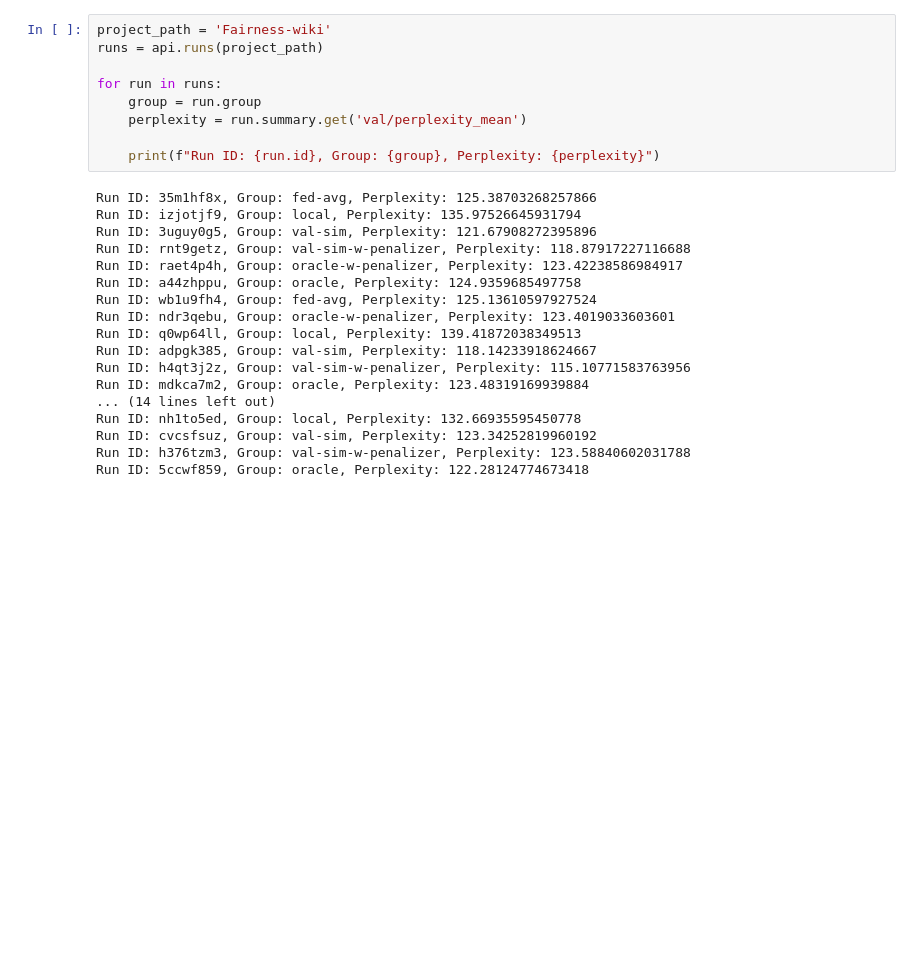
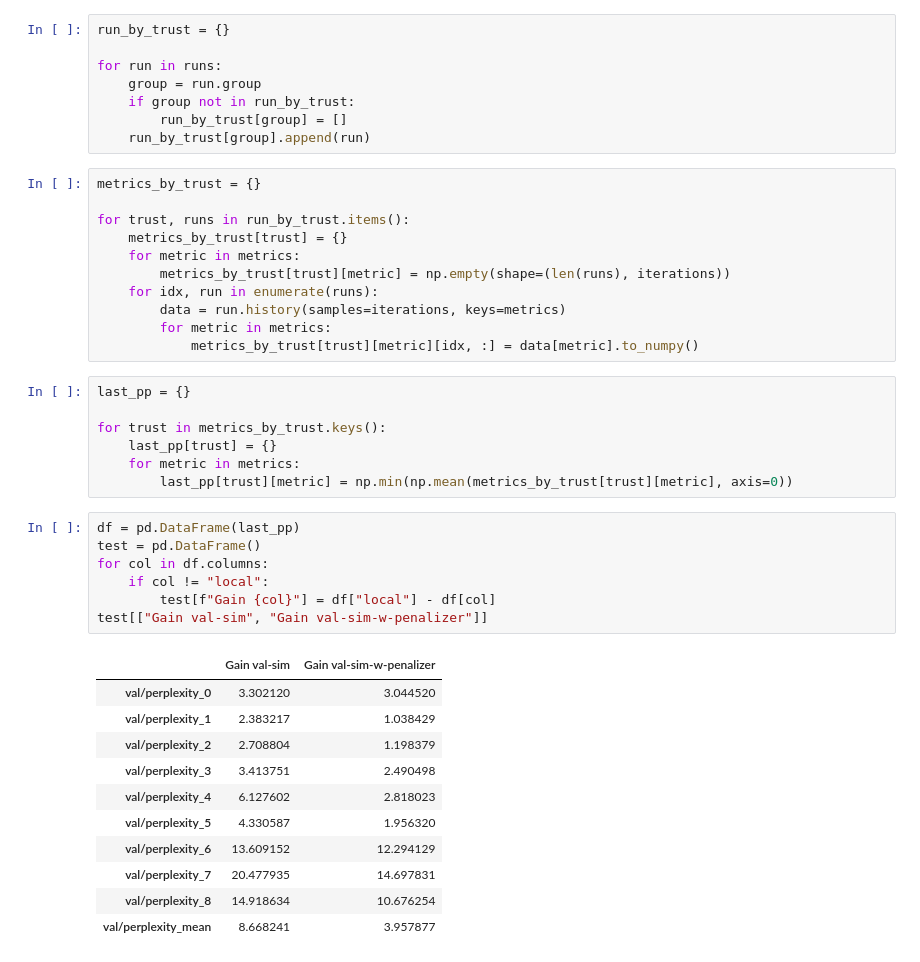
Before and after one commit to TheImpressiveDonut/Fairness-PFL, a Jupyter notebook: llm_experiments/llm_ft_graphs.ipynb, the cells around one changed output. Saved outputs shown, nothing was run; the diff lists cells and outputs as text; blank space fills up the shorter version.

```diff
--- a/llm_experiments/llm_ft_graphs.ipynb
+++ b/llm_experiments/llm_ft_graphs.ipynb
@@ -5,27 +17,45 @@ api = wandb.Api()
+# %%
+run_by_trust = {}
+
+for run in runs:
+    group = run.group
+    if group not in run_by_trust:
+        run_by_trust[group] = []
+    run_by_trust[group].append(run)
 # %%
-project_path = 'Fairness-wiki'
-runs = api.runs(project_path)
+metrics_by_trust = {}
 
-for run in runs:
-    group = run.group
-    perplexity = run.summary.get('val/perplexity_mean')
-
-    print(f"Run ID: {run.id}, Group: {group}, Perplexity: {perplexity}")
+for trust, runs in run_by_trust.items():
+    metrics_by_trust[trust] = {}
+    for metric in metrics:
+        metrics_by_trust[trust][metric] = np.empty(shape=(len(runs), iterations))
+    for idx, run in enumerate(runs):
+        data = run.history(samples=iterations, keys=metrics)
+        for metric in metrics:
+            metrics_by_trust[trust][metric][idx, :] = data[metric].to_numpy()
-# %% [output]
-Run ID: 35m1hf8x, Group: fed-avg, Perplexity: 125.38703268257866
-Run ID: izjotjf9, Group: local, Perplexity: 135.97526645931794
-Run ID: 3uguy0g5, Group: val-sim, Perplexity: 121.67908272395896
-Run ID: rnt9getz, Group: val-sim-w-penalizer, Perplexity: 118.87917227116688
-Run ID: raet4p4h, Group: oracle-w-penalizer, Perplexity: 123.42238586984917
-Run ID: a44zhppu, Group: oracle, Perplexity: 124.9359685497758
-Run ID: wb1u9fh4, Group: fed-avg, Perplexity: 125.13610597927524
-Run ID: ndr3qebu, Group: oracle-w-penalizer, Perplexity: 123.4019033603601
-Run ID: q0wp64ll, Group: local, Perplexity: 139.41872038349513
-Run ID: adpgk385, Group: val-sim, Perplexity: 118.14233918624667
-Run ID: h4qt3j2z, Group: val-sim-w-penalizer, Perplexity: 115.10771583763956
-Run ID: mdkca7m2, Group: oracle, Perplexity: 123.48319169939884
-... (14 lines left out)
-Run ID: nh1to5ed, Group: local, Perplexity: 132.66935595450778
-Run ID: cvcsfsuz, Group: val-sim, Perplexity: 123.34252819960192
-Run ID: h376tzm3, Group: val-sim-w-penalizer, Perplexity: 123.58840602031788
-Run ID: 5ccwf859, Group: oracle, Perplexity: 122.28124774673418
+# %%
+last_pp = {}
+
+for trust in metrics_by_trust.keys():
+    last_pp[trust] = {}
+    for metric in metrics:
+        last_pp[trust][metric] = np.min(np.mean(metrics_by_trust[trust][metric], axis=0))
+# %%
+df = pd.DataFrame(last_pp)
+test = pd.DataFrame()
+for col in df.columns:
+    if col != "local":
+        test[f"Gain {col}"] = df["local"] - df[col]
+test[["Gain val-sim", "Gain val-sim-w-penalizer"]]
+# %% [output]
+|  | Gain val-sim | Gain val-sim-w-penalizer |
+| val/perplexity_0 | 3.302120 | 3.044520 |
+| val/perplexity_1 | 2.383217 | 1.038429 |
+| val/perplexity_2 | 2.708804 | 1.198379 |
+| val/perplexity_3 | 3.413751 | 2.490498 |
+| val/perplexity_4 | 6.127602 | 2.818023 |
+| val/perplexity_5 | 4.330587 | 1.956320 |
+| val/perplexity_6 | 13.609152 | 12.294129 |
+| val/perplexity_7 | 20.477935 | 14.697831 |
+| val/perplexity_8 | 14.918634 | 10.676254 |
+| val/perplexity_mean | 8.668241 | 3.957877 |
```
Also changed, not shown: parts of 2 cells of this notebook, 56 other files.
